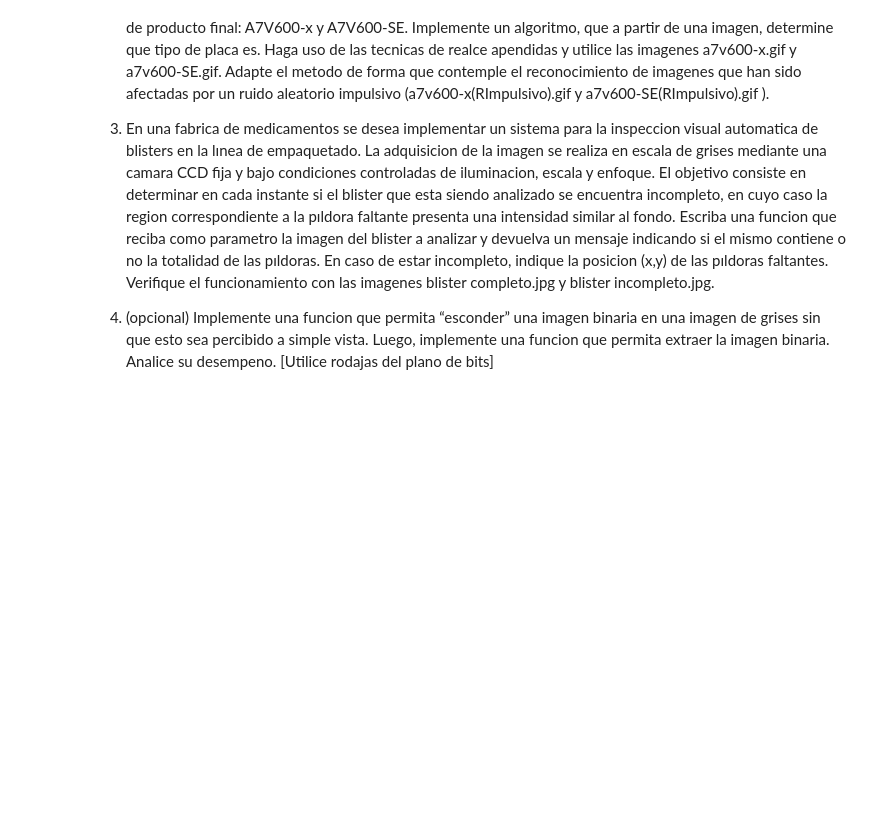
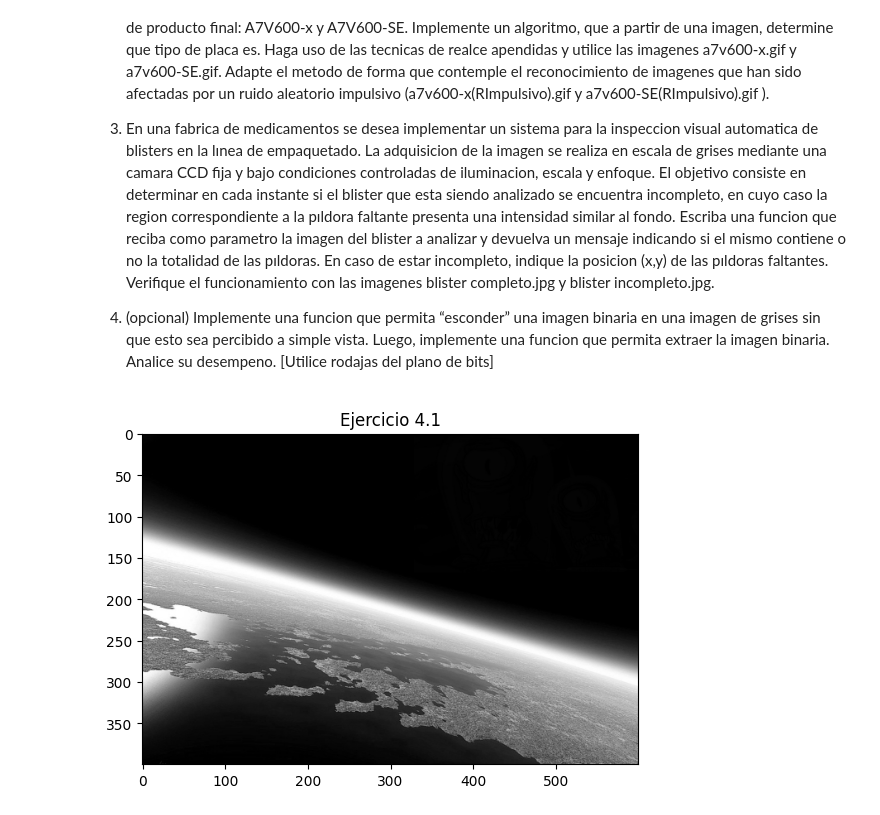
Before and after one commit to aguusandy/pdi-2024, a Jupyter notebook: Unidad2a_PDI.ipynb, the cells around one changed output. Drawn from its saved outputs; the diff is of its cells as text; code cells hidden in the pictures; blank space fills up the shorter version.

```diff
--- a/Unidad2a_PDI.ipynb
+++ b/Unidad2a_PDI.ipynb
@@ -230,3 +341,13 @@ objetivo consiste en determinar en cada instante si el blister que esta siendo a
 4. (opcional) Implemente una funcion que permita “esconder” una imagen binaria en una imagen de grises sin que esto sea percibido a simple vista. Luego,
 implemente una funcion que permita extraer la imagen binaria. Analice su
 desempeno. [Utilice rodajas del plano de bits]
+# %%
+# EJERCICIO 4.1
+
+img_4_1 = cv2.imread("earth.bmp",cv2.IMREAD_GRAYSCALE)
+img_4_1 = cv2.resize(img_4_1, (600, 400))
+plt.title('Ejercicio 4.1')
+plt.imshow(img_4_1, cmap='gray')
+plt.show()
+# %% [output]
+[figure, added]
```
Also changed, not shown: parts of 21 cells of this notebook.
